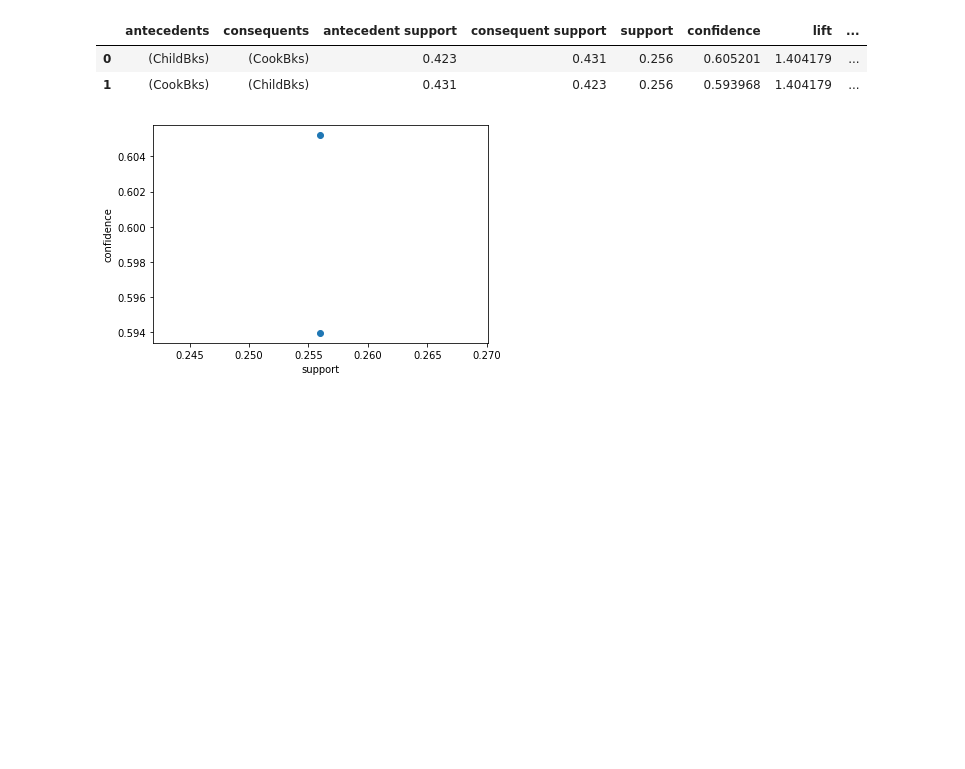
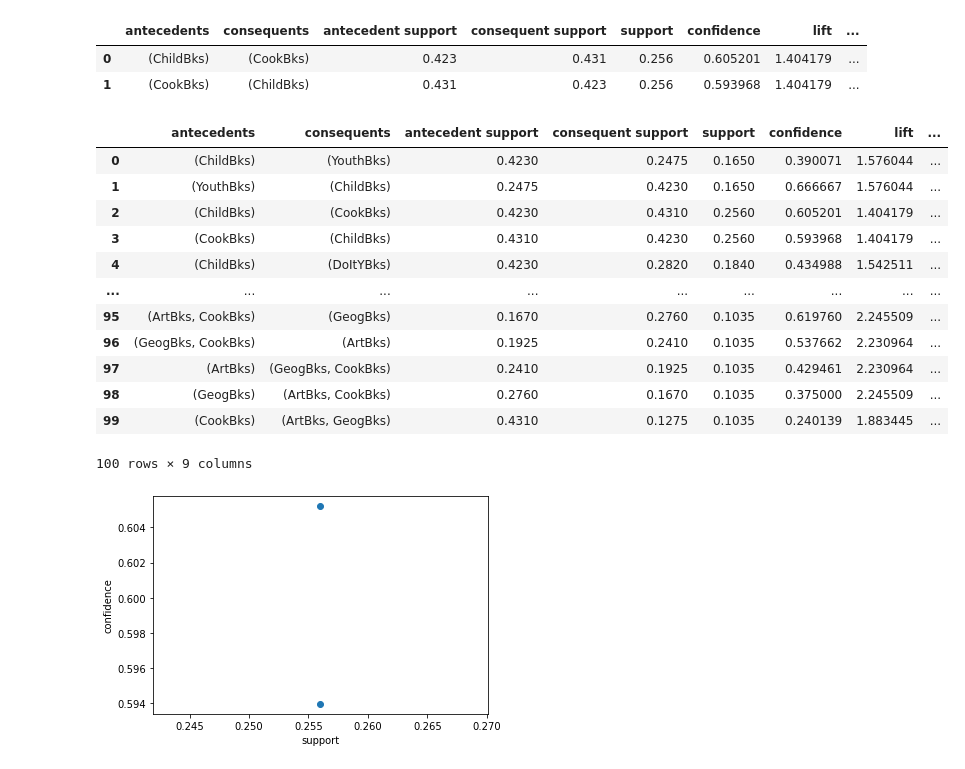
Before and after one commit to rajchandoba/RC246798, a Jupyter notebook: Assignment-Association Rules-Book-checkpoint.ipynb, the cells around one changed output. Saved outputs shown, nothing was run; the diff lists cells and outputs as text; code cells hidden in the pictures; blank space fills up the shorter version.

```diff
--- a/Assignment-Association Rules-Book-checkpoint.ipynb
+++ b/Assignment-Association Rules-Book-checkpoint.ipynb
@@ -137,6 +137,23 @@ rules2
 |  | antecedents | consequents | antecedent support | consequent support | support | confidence | lift | ... |
 | 0 | (ChildBks) | (CookBks) | 0.423 | 0.431 | 0.256 | 0.605201 | 1.404179 | ... |
 | 1 | (CookBks) | (ChildBks) | 0.431 | 0.423 | 0.256 | 0.593968 | 1.404179 | ... |
+# %%
+# Lift Ratio > 1 is a good influential rule in selecting the associated transactions
+rules[rules.lift>1]
+# %% [output]
+|  | antecedents | consequents | antecedent support | consequent support | support | confidence | lift | ... |
+| 0 | (ChildBks) | (YouthBks) | 0.4230 | 0.2475 | 0.1650 | 0.390071 | 1.576044 | ... |
+| 1 | (YouthBks) | (ChildBks) | 0.2475 | 0.4230 | 0.1650 | 0.666667 | 1.576044 | ... |
+| 2 | (ChildBks) | (CookBks) | 0.4230 | 0.4310 | 0.2560 | 0.605201 | 1.404179 | ... |
+| 3 | (CookBks) | (ChildBks) | 0.4310 | 0.4230 | 0.2560 | 0.593968 | 1.404179 | ... |
+| 4 | (ChildBks) | (DoItYBks) | 0.4230 | 0.2820 | 0.1840 | 0.434988 | 1.542511 | ... |
+| ... | ... | ... | ... | ... | ... | ... | ... | ... |
+| 95 | (ArtBks, CookBks) | (GeogBks) | 0.1670 | 0.2760 | 0.1035 | 0.619760 | 2.245509 | ... |
+| 96 | (GeogBks, CookBks) | (ArtBks) | 0.1925 | 0.2410 | 0.1035 | 0.537662 | 2.230964 | ... |
+| 97 | (ArtBks) | (GeogBks, CookBks) | 0.2410 | 0.1925 | 0.1035 | 0.429461 | 2.230964 | ... |
+| 98 | (GeogBks) | (ArtBks, CookBks) | 0.2760 | 0.1670 | 0.1035 | 0.375000 | 2.245509 | ... |
+| 99 | (CookBks) | (ArtBks, GeogBks) | 0.4310 | 0.1275 | 0.1035 | 0.240139 | 1.883445 | ... |
+100 rows × 9 columns
 # %%
 # visualization of obtained rule
 plt.scatter(rules2['support'],rules2['confidence'])
```
Also changed, not shown: parts of 7 cells of this notebook, 1 other file.
